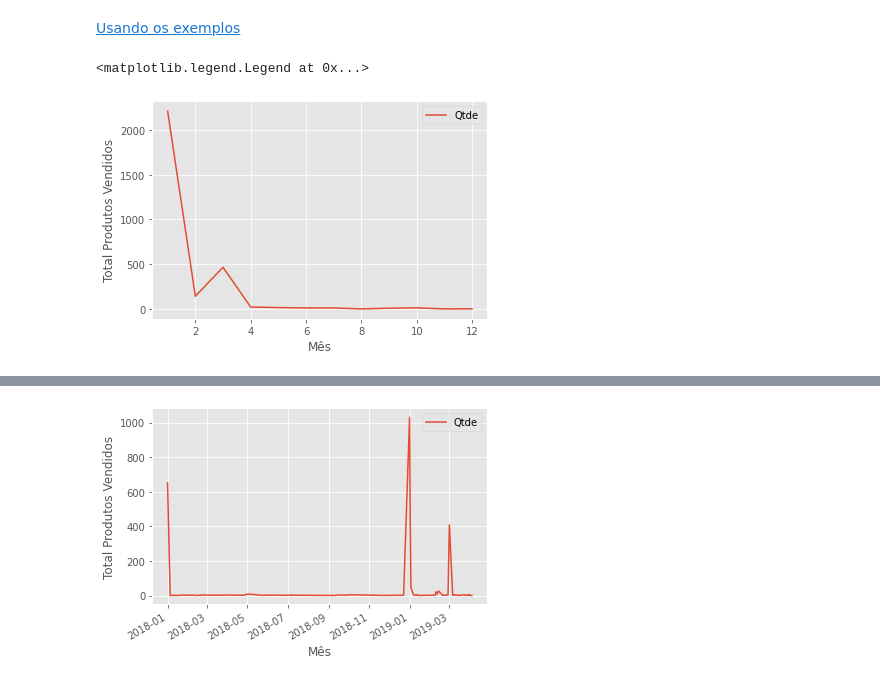
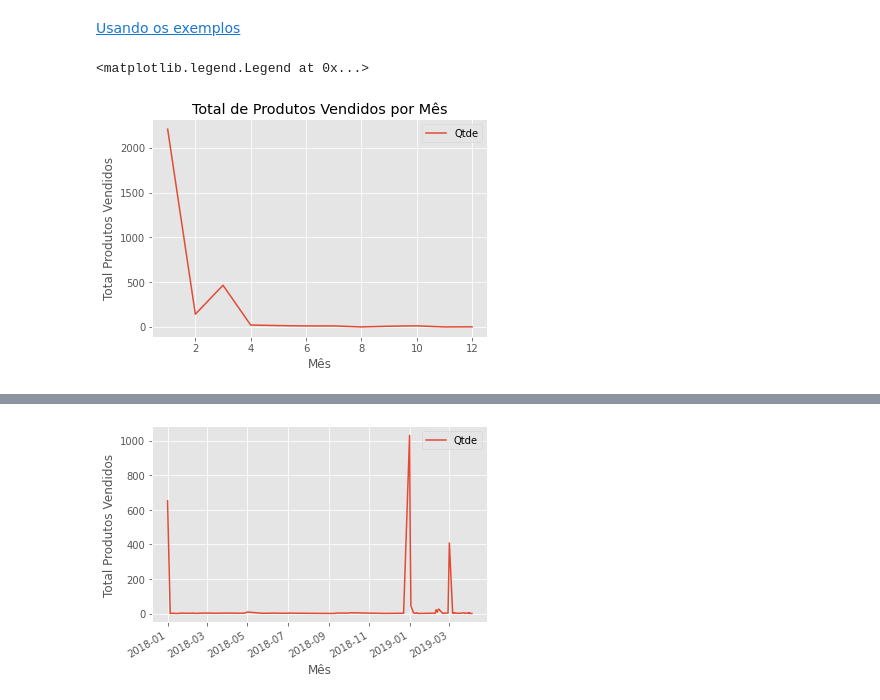
Before and after one commit to alexsandro-matias/lab_dio, a Jupyter notebook: aula06_Visualização_de_Dados_no_Pandas.ipynb, the cells around one changed output, grey strips where cells are left out. Cells and saved outputs as stored; diff of their text form; code cells hidden in the pictures.

```diff
--- a/aula06_Visualização_de_Dados_no_Pandas.ipynb
+++ b/aula06_Visualização_de_Dados_no_Pandas.ipynb
@@ -272,10 +275,10 @@ Text(0, 0.5, 'Total Vendas')
 # %%
 plt.style.use("ggplot")
 # %%
-df.groupby(df["mes_venda"])["Qtde"].sum().plot()
+df.groupby(df["mes_venda"])["Qtde"].sum().plot(title="Total de Produtos Vendidos por Mês")
 plt.xlabel("Mês")
 plt.ylabel("Total Produtos Vendidos");
 plt.legend()
 # %% [output]
 <matplotlib.legend.Legend at 0x...>
-[figure, old version]
+[figure, new version]
```
Also changed, not shown: parts of 18 cells of this notebook.
